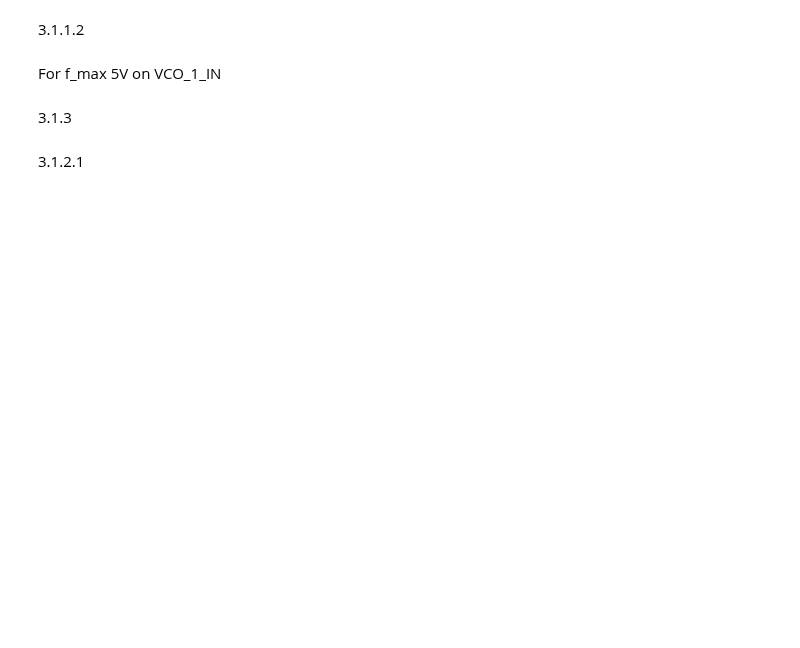
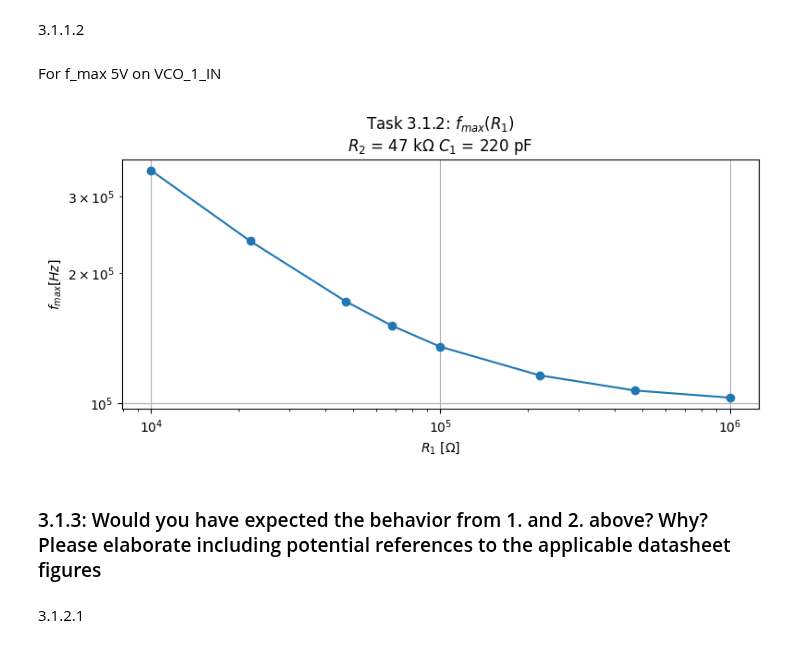
Before and after one commit to NortheLo/Microwave_Eng_Lab, a Jupyter notebook: Lab7_PLL/MWE_Lab7_Meas.ipynb, the cells around one changed output. Cells and saved outputs as stored; diff of their text form; code cells hidden in the pictures; blank space fills up the shorter version.

```diff
--- a/Lab7_PLL/MWE_Lab7_Meas.ipynb
+++ b/Lab7_PLL/MWE_Lab7_Meas.ipynb
@@ -38,11 +114,22 @@ For f_max 5V on VCO_1_IN
 # %%
 R_2 = 47e3
 C_1 = 220e-12
 
 R_1 =   [22e3,  10e3,  47e3,  68e3,  100e3, 220e3, 470e3, 1e6]
 f_max = [237e3, 345e3, 172e3, 151e3, 135e3, 116e3, 107e3, 103e3]
+
+R_1, f_max = sort_by_first(R_1, f_max)
+
+title = (r"Task 3.1.2: $f_{max}(R_1$)"+
+         f"\n$R_2$ = {scientific_2_str(R_2)} $C_1$ = {scientific_2_str(C_1, "F")}")
+plot(R_1, f_max, title,
+     y_log=True, x_log=True,
+     y_label=r"$f_{max} [Hz]$",
+     x_label=r"$R_1$ $[\Omega]$")
+# %% [output]
+[figure, added]
 # %% [markdown]
-3.1.3
+### 3.1.3: Would you have expected the behavior from 1. and 2. above? Why? <br> Please elaborate including potential references to the applicable datasheet figures
 # %% [markdown]
 3.1.2.1
 # %%
```
Also changed, not shown: parts of 9 cells of this notebook.
